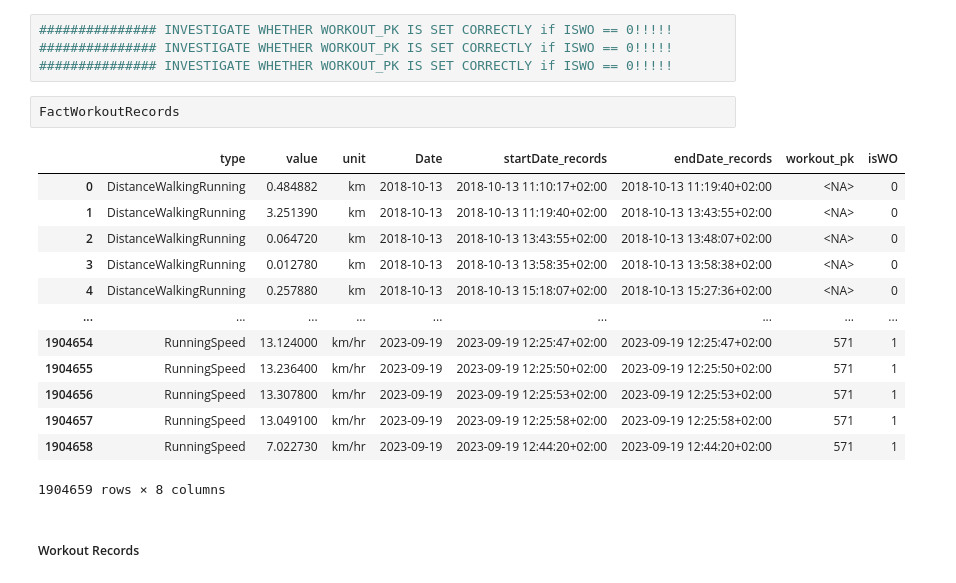
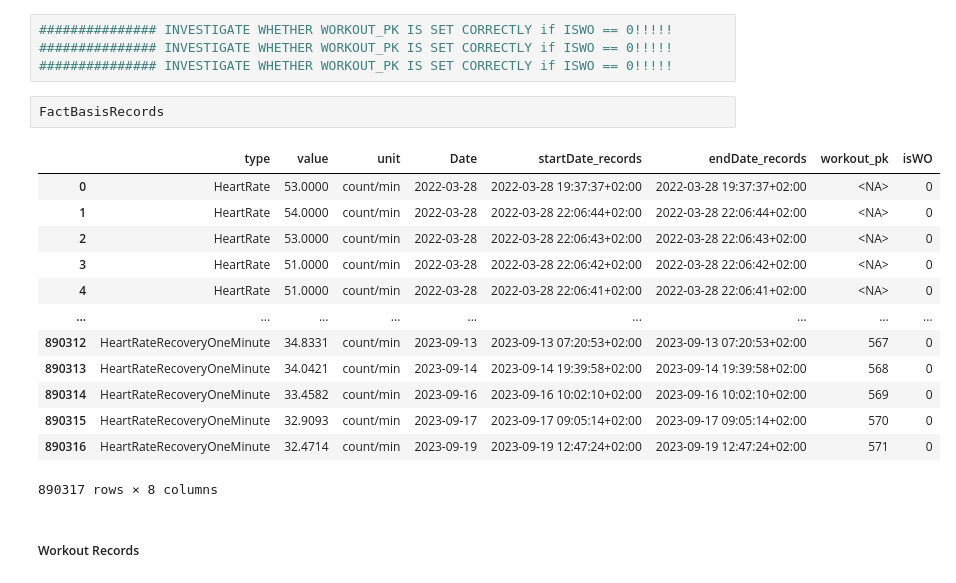
Before and after one commit to LHAGELS/AppleHealth, a Jupyter notebook: 01_create_tables.ipynb, the cells around one changed output. Drawn from its saved outputs; the diff is of its cells as text.

```diff
--- a/01_create_tables.ipynb
+++ b/01_create_tables.ipynb
@@ -409,22 +408,22 @@ FactBasisRecords = FactBasisRecordsMerged.drop(['startDate_wo', 'endDate_wo'], a
 ############### INVESTIGATE WHETHER WORKOUT_PK IS SET CORRECTLY if ISWO == 0!!!!!
 ############### INVESTIGATE WHETHER WORKOUT_PK IS SET CORRECTLY if ISWO == 0!!!!!
 ############### INVESTIGATE WHETHER WORKOUT_PK IS SET CORRECTLY if ISWO == 0!!!!!
-# %%
-FactWorkoutRecords
-# %% [output]
-|  | type | value | unit | Date | startDate_records | endDate_records | workout_pk | isWO |
-| 0 | DistanceWalkingRunning | 0.484882 | km | 2018-10-13 | 2018-10-13 11:10:17+02:00 | 2018-10-13 11:19:40+02:00 | <NA> | 0 |
-| 1 | DistanceWalkingRunning | 3.251390 | km | 2018-10-13 | 2018-10-13 11:19:40+02:00 | 2018-10-13 13:43:55+02:00 | <NA> | 0 |
-| 2 | DistanceWalkingRunning | 0.064720 | km | 2018-10-13 | 2018-10-13 13:43:55+02:00 | 2018-10-13 13:48:07+02:00 | <NA> | 0 |
-| 3 | DistanceWalkingRunning | 0.012780 | km | 2018-10-13 | 2018-10-13 13:58:35+02:00 | 2018-10-13 13:58:38+02:00 | <NA> | 0 |
-| 4 | DistanceWalkingRunning | 0.257880 | km | 2018-10-13 | 2018-10-13 15:18:07+02:00 | 2018-10-13 15:27:36+02:00 | <NA> | 0 |
-| ... | ... | ... | ... | ... | ... | ... | ... | ... |
-| 1904654 | RunningSpeed | 13.124000 | km/hr | 2023-09-19 | 2023-09-19 12:25:47+02:00 | 2023-09-19 12:25:47+02:00 | 571 | 1 |
-| 1904655 | RunningSpeed | 13.236400 | km/hr | 2023-09-19 | 2023-09-19 12:25:50+02:00 | 2023-09-19 12:25:50+02:00 | 571 | 1 |
-| 1904656 | RunningSpeed | 13.307800 | km/hr | 2023-09-19 | 2023-09-19 12:25:53+02:00 | 2023-09-19 12:25:53+02:00 | 571 | 1 |
-| 1904657 | RunningSpeed | 13.049100 | km/hr | 2023-09-19 | 2023-09-19 12:25:58+02:00 | 2023-09-19 12:25:58+02:00 | 571 | 1 |
-| 1904658 | RunningSpeed | 7.022730 | km/hr | 2023-09-19 | 2023-09-19 12:44:20+02:00 | 2023-09-19 12:44:20+02:00 | 571 | 1 |
-1904659 rows × 8 columns
+# %%
+FactBasisRecords
+# %% [output]
+|  | type | value | unit | Date | startDate_records | endDate_records | workout_pk | isWO |
+| 0 | HeartRate | 53.0000 | count/min | 2022-03-28 | 2022-03-28 19:37:37+02:00 | 2022-03-28 19:37:37+02:00 | <NA> | 0 |
+| 1 | HeartRate | 54.0000 | count/min | 2022-03-28 | 2022-03-28 22:06:44+02:00 | 2022-03-28 22:06:44+02:00 | <NA> | 0 |
+| 2 | HeartRate | 53.0000 | count/min | 2022-03-28 | 2022-03-28 22:06:43+02:00 | 2022-03-28 22:06:43+02:00 | <NA> | 0 |
+| 3 | HeartRate | 51.0000 | count/min | 2022-03-28 | 2022-03-28 22:06:42+02:00 | 2022-03-28 22:06:42+02:00 | <NA> | 0 |
+| 4 | HeartRate | 51.0000 | count/min | 2022-03-28 | 2022-03-28 22:06:41+02:00 | 2022-03-28 22:06:41+02:00 | <NA> | 0 |
+| ... | ... | ... | ... | ... | ... | ... | ... | ... |
+| 890312 | HeartRateRecoveryOneMinute | 34.8331 | count/min | 2023-09-13 | 2023-09-13 07:20:53+02:00 | 2023-09-13 07:20:53+02:00 | 567 | 0 |
+| 890313 | HeartRateRecoveryOneMinute | 34.0421 | count/min | 2023-09-14 | 2023-09-14 19:39:58+02:00 | 2023-09-14 19:39:58+02:00 | 568 | 0 |
+| 890314 | HeartRateRecoveryOneMinute | 33.4582 | count/min | 2023-09-16 | 2023-09-16 10:02:10+02:00 | 2023-09-16 10:02:10+02:00 | 569 | 0 |
+| 890315 | HeartRateRecoveryOneMinute | 32.9093 | count/min | 2023-09-17 | 2023-09-17 09:05:14+02:00 | 2023-09-17 09:05:14+02:00 | 570 | 0 |
+| 890316 | HeartRateRecoveryOneMinute | 32.4714 | count/min | 2023-09-19 | 2023-09-19 12:47:24+02:00 | 2023-09-19 12:47:24+02:00 | 571 | 0 |
+890317 rows × 8 columns
 # %% [markdown]
 ##### Workout Records
 # %%
```
Also changed, not shown: parts of 2 cells of this notebook.
